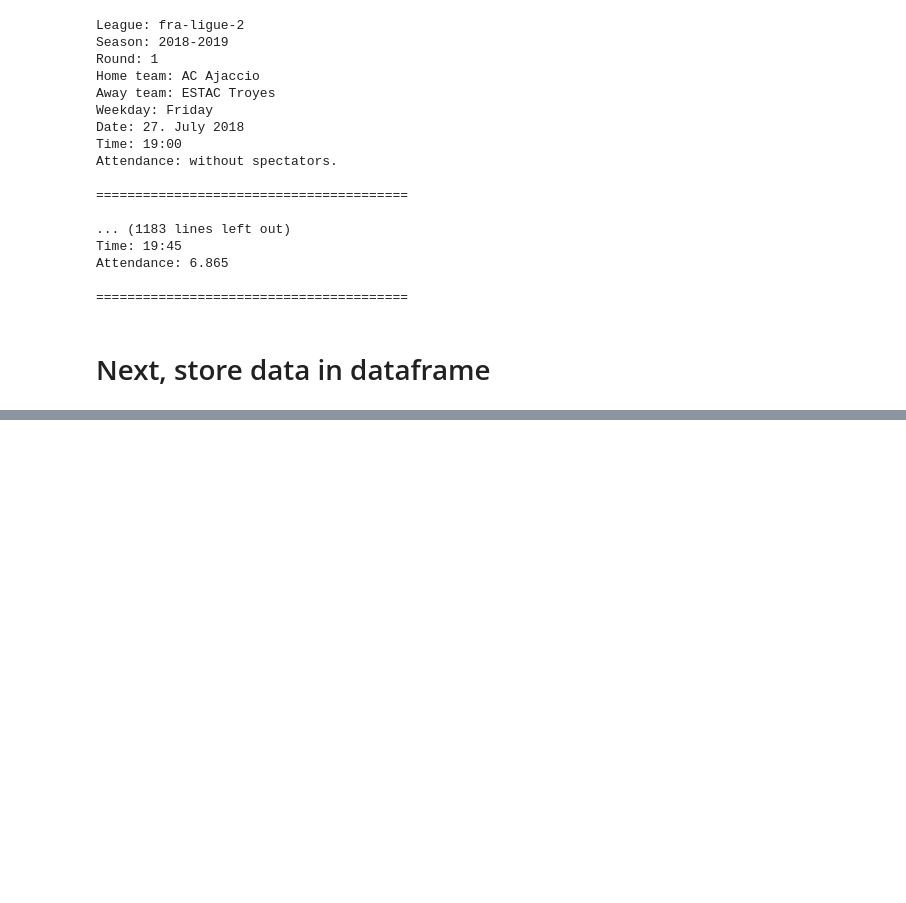
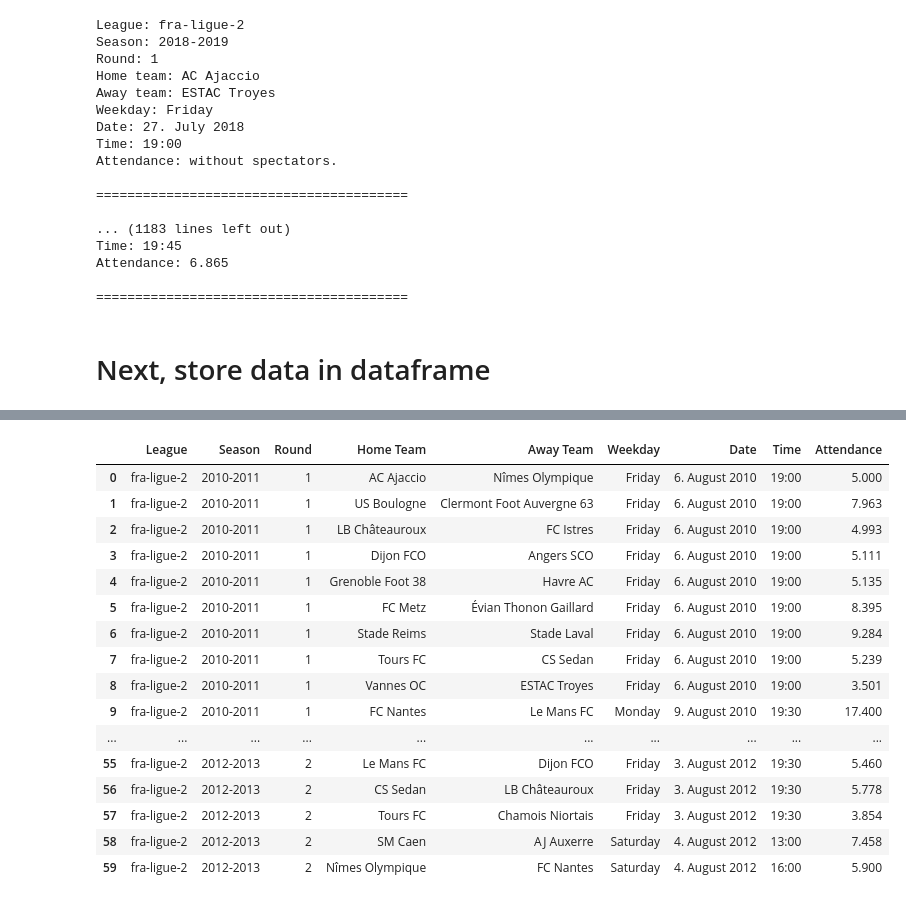
Before and after one commit to lucasglanville/football_attendance_analysis, a Jupyter notebook: Scraping.ipynb, the cells around one changed output, grey strips where cells are left out. Cells and saved outputs as stored; diff of their text form; code cells hidden in the pictures; blank space fills up the shorter version.

```diff
--- a/Scraping.ipynb
+++ b/Scraping.ipynb
@@ -338,0 +509,20 @@ Attendance: 6.865
+# %%
+df
+# %% [output]
+|  | League | Season | Round | Home Team | Away Team | Weekday | Date | Time | Attendance |
+| 0 | fra-ligue-2 | 2010-2011 | 1 | AC Ajaccio | Nîmes Olympique | Friday | 6. August 2010 | 19:00 | 5.000 |
+| 1 | fra-ligue-2 | 2010-2011 | 1 | US Boulogne | Clermont Foot Auvergne 63 | Friday | 6. August 2010 | 19:00 | 7.963 |
+| 2 | fra-ligue-2 | 2010-2011 | 1 | LB Châteauroux | FC Istres | Friday | 6. August 2010 | 19:00 | 4.993 |
+| 3 | fra-ligue-2 | 2010-2011 | 1 | Dijon FCO | Angers SCO | Friday | 6. August 2010 | 19:00 | 5.111 |
+| 4 | fra-ligue-2 | 2010-2011 | 1 | Grenoble Foot 38 | Havre AC | Friday | 6. August 2010 | 19:00 | 5.135 |
+| 5 | fra-ligue-2 | 2010-2011 | 1 | FC Metz | Évian Thonon Gaillard | Friday | 6. August 2010 | 19:00 | 8.395 |
+| 6 | fra-ligue-2 | 2010-2011 | 1 | Stade Reims | Stade Laval | Friday | 6. August 2010 | 19:00 | 9.284 |
+| 7 | fra-ligue-2 | 2010-2011 | 1 | Tours FC | CS Sedan | Friday | 6. August 2010 | 19:00 | 5.239 |
+| 8 | fra-ligue-2 | 2010-2011 | 1 | Vannes OC | ESTAC Troyes | Friday | 6. August 2010 | 19:00 | 3.501 |
+| 9 | fra-ligue-2 | 2010-2011 | 1 | FC Nantes | Le Mans FC | Monday | 9. August 2010 | 19:30 | 17.400 |
+| ... | ... | ... | ... | ... | ... | ... | ... | ... | ... |
+| 55 | fra-ligue-2 | 2012-2013 | 2 | Le Mans FC | Dijon FCO | Friday | 3. August 2012 | 19:30 | 5.460 |
+| 56 | fra-ligue-2 | 2012-2013 | 2 | CS Sedan | LB Châteauroux | Friday | 3. August 2012 | 19:30 | 5.778 |
+| 57 | fra-ligue-2 | 2012-2013 | 2 | Tours FC | Chamois Niortais | Friday | 3. August 2012 | 19:30 | 3.854 |
+| 58 | fra-ligue-2 | 2012-2013 | 2 | SM Caen | AJ Auxerre | Saturday | 4. August 2012 | 13:00 | 7.458 |
+| 59 | fra-ligue-2 | 2012-2013 | 2 | Nîmes Olympique | FC Nantes | Saturday | 4. August 2012 | 16:00 | 5.900 |
```
Also changed, not shown: parts of 7 cells of this notebook.
